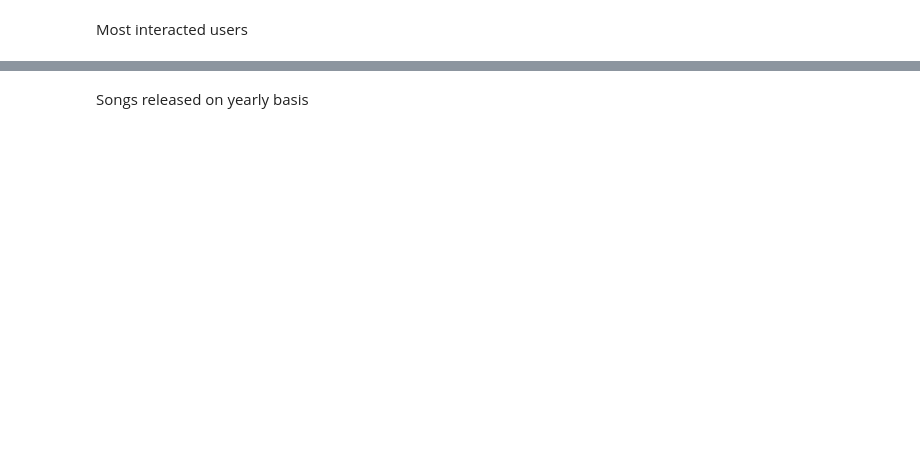
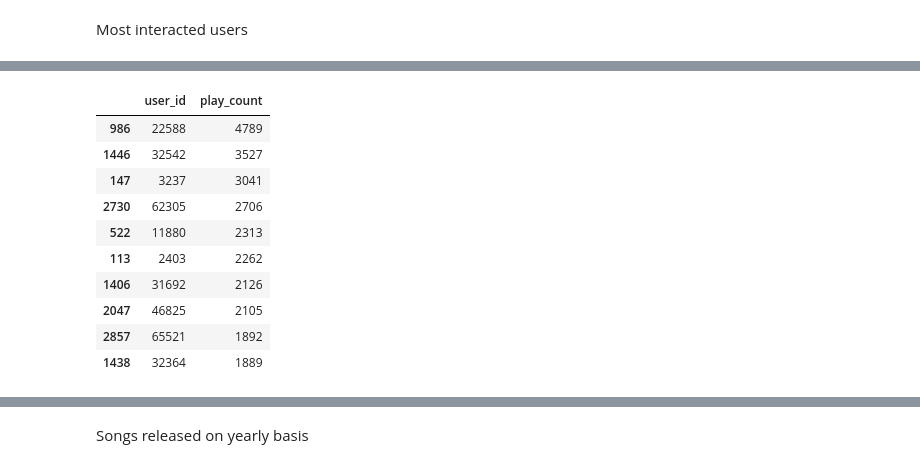
Before and after one commit to AMassani/Angular.Project1, a Jupyter notebook: Music_Recommendation_System_Full_Code.ipynb, the cells around one changed output, grey strips where cells are left out. Saved outputs shown, nothing was run; the diff lists cells and outputs as text; code cells hidden in the pictures; blank space fills up the shorter version.

```diff
--- a/Music_Recommendation_System_Full_Code.ipynb
+++ b/Music_Recommendation_System_Full_Code.ipynb
@@ -397,0 +426,21 @@ Most interacted users
+# %%
+# Group by user_id and sum the play counts
+most_active_users = df.groupby('user_id')['play_count'].sum().reset_index()
+
+# Sort in descending order of total play counts
+most_active_users = most_active_users.sort_values(by='play_count', ascending=False)
+
+# Display top 10 most active users
+most_active_users.head(10)
+# %% [output]
+|  | user_id | play_count |
+| 986 | 22588 | 4789 |
+| 1446 | 32542 | 3527 |
+| 147 | 3237 | 3041 |
+| 2730 | 62305 | 2706 |
+| 522 | 11880 | 2313 |
+| 113 | 2403 | 2262 |
+| 1406 | 31692 | 2126 |
+| 2047 | 46825 | 2105 |
+| 2857 | 65521 | 1892 |
+| 1438 | 32364 | 1889 |
```
Also changed, not shown: parts of 8 cells of this notebook.
